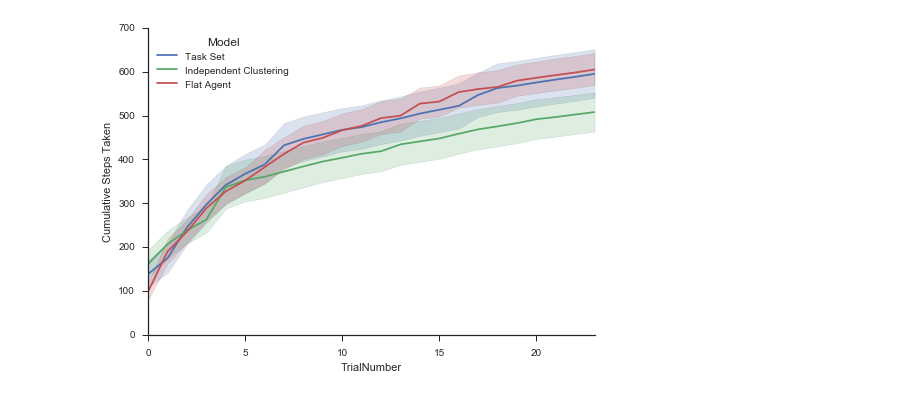
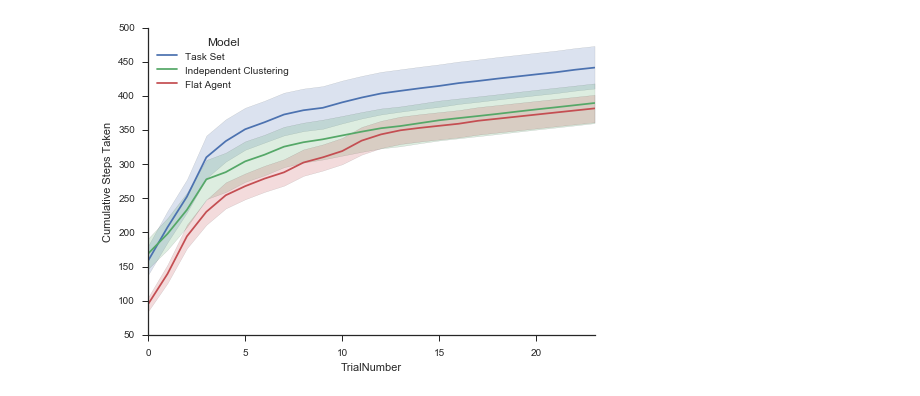
Before and after one commit to nicktfranklin/IndependentClusters, a Jupyter notebook: Demonstration.ipynb, the cells around one changed output. Saved outputs shown, nothing was run; the diff lists cells and outputs as text; code cells hidden in the pictures.

```diff
--- a/Demonstration.ipynb
+++ b/Demonstration.ipynb
@@ -112,52 +123,30 @@ We can also define other task enviornments. Here, we define the same task but on
 # %%
 # define all of the task parameters here
-grid_world_size = (3, 5)
-
-map_0 = {0: u'left', 1: u'up', 2: u'down', 3: u'right'}
-map_1 = {4: u'up', 5: u'left', 6: u'right', 7: u'down'}
+grid_world_size = (3, 3)
 
 goal_0 = (0, 0)
-goal_1 = (0, 4)
+goal_1 = (0, 2)
 goal_2 = (2, 0)
-goal_3 = (2, 4)
+goal_3 = (2, 2)
 context_goals = [goal_0, goal_1, goal_2, goal_3, goal_0, goal_3]
 
-start_locations = [(x, y) for x in range(grid_world_size[0]) for y in range(grid_world_size[1])]
-for g in set(context_goals):
-    start_locations.remove(g)
+# randomly start the agent somewhere in the middle of the map
+start_locations = [(1, 1)]
 
-context_maps = [map_0, map_0, map_0, map_0, map_1, map_1]
-context_balance = [2, 2, 6, 6, 4, 4]
+list_goal_priors = [(0, 0), (0, 2), (2, 0), (2, 2)]
 
-hazard_rates = [0.5, 0.67, 0.75, 0.75, 1.0, 1.0, 1.0, 1.0, 1.0, 1.0, 1.0, 1.0]
+task_kwargs = dict(context_balance=context_balance, context_goals=context_goals,
+                   context_maps=context_maps, hazard_rates=hazard_rates,
+                   start_locations=start_locations, grid_world_size=grid_world_size,
+                   list_goal_priors=list_goal_priors)
 
-list_goal_priors = [(0, 0), (0, 4), (2, 0), (2, 4)]
+# simulate the agents
+results = simulate_all(n_sim, task_kwargs)
 
-task_kwargs = dict(
-    context_balance=context_balance,
-    context_goals=context_goals,
-    context_maps=context_maps,
-    hazard_rates=hazard_rates,
-    start_locations=start_locations,
-    grid_world_size=grid_world_size,
-    list_goal_priors=list_goal_priors
-)
+tsplot_kwargs['data'] = results[results['In goal']]
+with sns.axes_style('ticks'):
+    sns.tsplot(**tsplot_kwargs)
+    sns.despine()
+# %% [output]
+[figure, added]
-# %%
-n_sim = 25
-
-resultsTS = pd.concat([simulate(TaskSetAgent, ii, task_kwargs) for ii in range(n_sim)])
-resultsIC = pd.concat([simulate(IndependentClusterAgent, ii, task_kwargs) for ii in range(n_sim)])
-resultsFL = pd.concat([simulate(FlatAgent, ii, task_kwargs) for ii in range(n_sim)])
-
-resultsTS['Model'] = ['Task Set'] * len(resultsTS)
-resultsIC['Model'] = ['Independent Clustering'] * len(resultsIC)
-resultsFL['Model'] = ['Flat Agent'] * len(resultsFL)
-results = pd.concat([resultsTS, resultsIC, resultsFL])
-
-tsplot_kwargs['data'] = results[results['In goal']]
-with sns.axes_style('ticks'):
-    sns.tsplot(**tsplot_kwargs)
-    sns.despine()
-# %% [output]
-[figure, removed]
 # %% [markdown]
```
Also changed, not shown: parts of 12 cells of this notebook.
